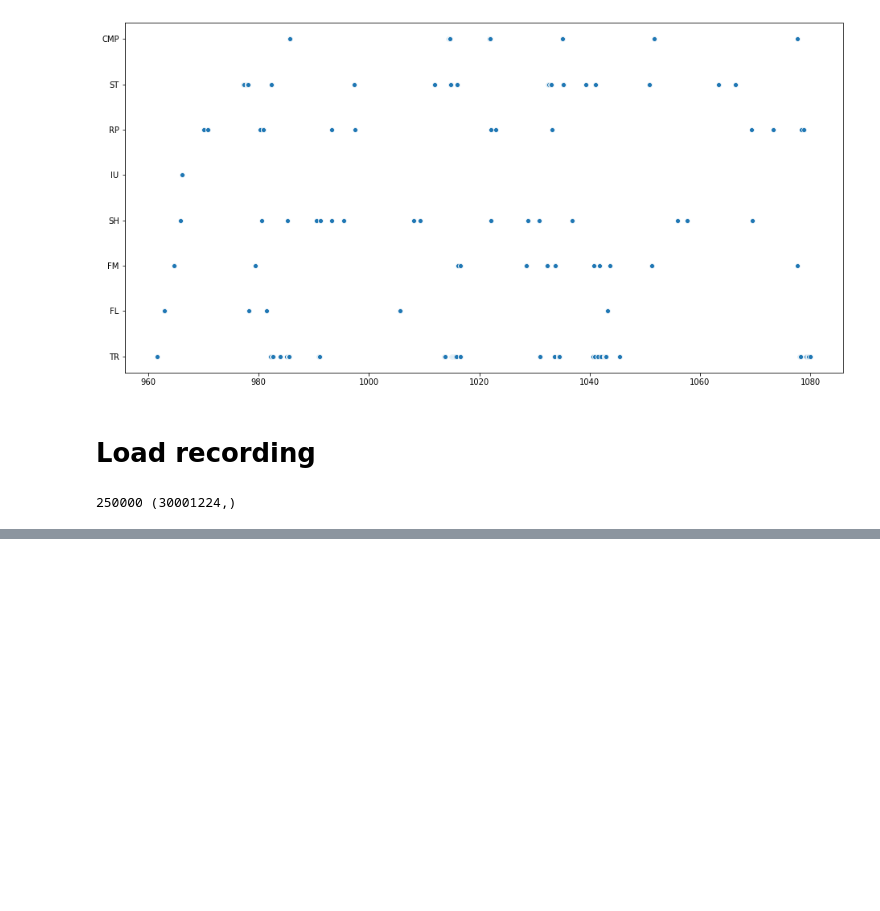
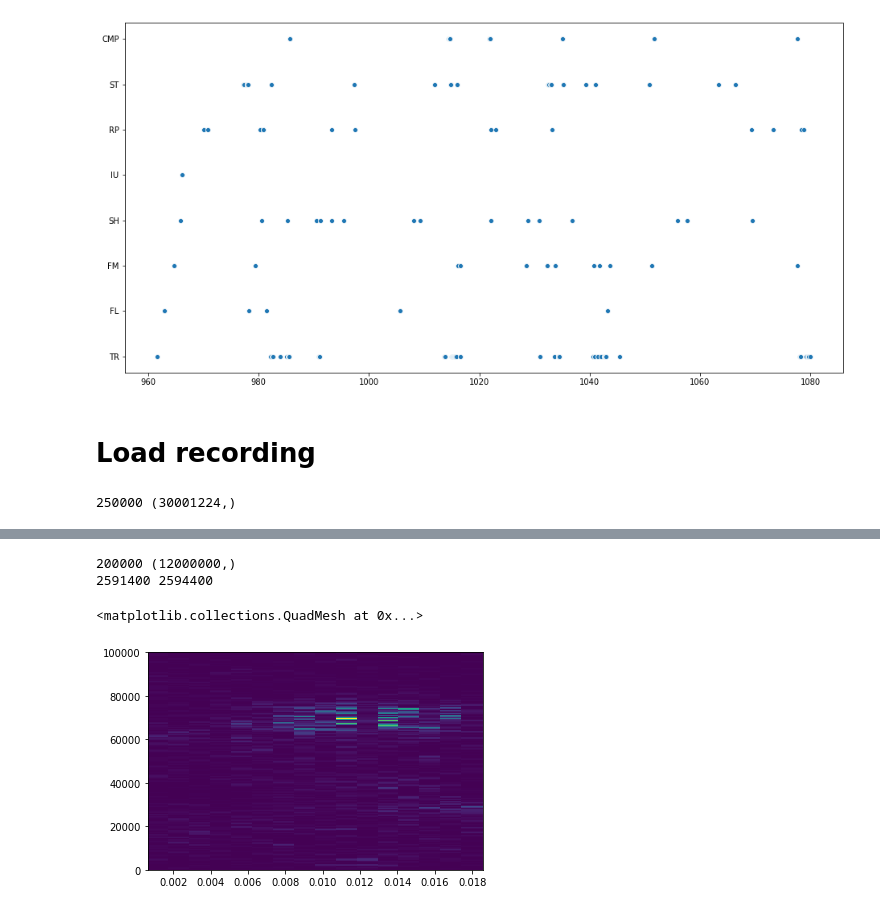
Before and after one commit to pkubiak/happy-szczurki, a Jupyter notebook: HappySzczurki.ipynb, the cells around one changed output, grey strips where cells are left out. Saved outputs shown, nothing was run; the diff lists cells and outputs as text; code cells hidden in the pictures; blank space fills up the shorter version.

```diff
--- a/HappySzczurki.ipynb
+++ b/HappySzczurki.ipynb
@@ -177,0 +200,3 @@ sns.lineplot(np.arange(1024), np.abs(yf[:1024]))
+# %%
+annotations = pd.read_csv('./data/analiza_USV_szczurow_dla_AI_ifpan_20181221.txt', delimiter="\t", index_col='Selection')
+annotations.head(20)
@@ -177,0 +222,3 @@ sns.lineplot(np.arange(1024), np.abs(yf[:1024]))
+# %%
+# annotations[annotations['Begin File'] == annotations['End File']]
+single_file = annotations[annotations['Begin File'] == 'raven.20180405.104543.wav']
@@ -177,0 +243,15 @@ sns.lineplot(np.arange(1024), np.abs(yf[:1024]))
+# %%
+from scipy import signal
+fs, data = wavfile.read('./data/raven.20180405.104543.wav')
+print(fs, data.shape)
+offset = 512
+start = int(single_file.iloc[2]['Begin Time (s)']*fs)
+end = int(single_file.iloc[2]['End Time (s)']*fs)
+print(start, end)
+f, t, Sxx = signal.spectrogram(data[(start - offset):(end + offset)], fs, return_onesided=True, nfft=1024)
+plt.pcolormesh(t, f, Sxx)
+# %% [output]
+200000 (12000000,)
+2591400 2594400
+<matplotlib.collections.QuadMesh at 0x...>
+[figure, added]
```
Also changed, not shown: parts of 10 cells of this notebook, 1 other file.
